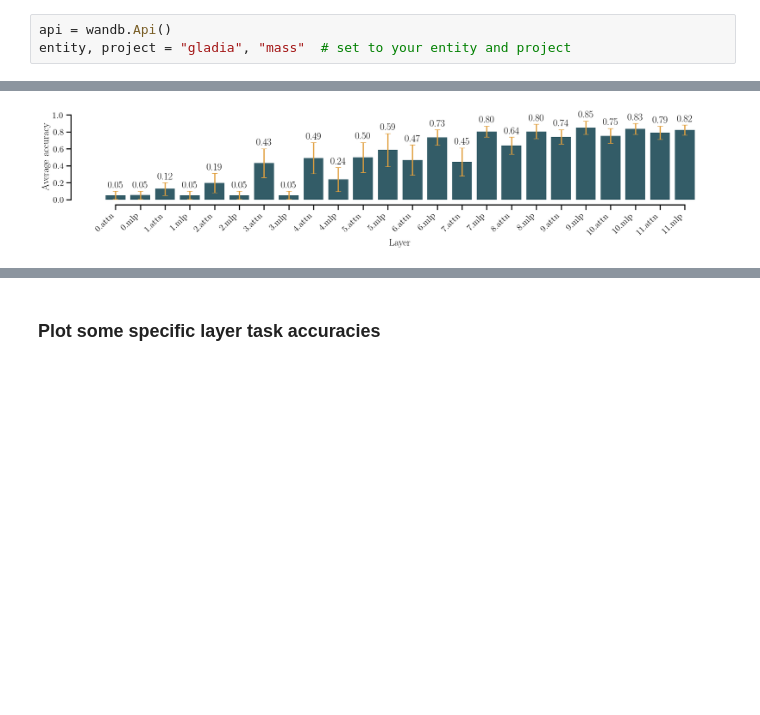
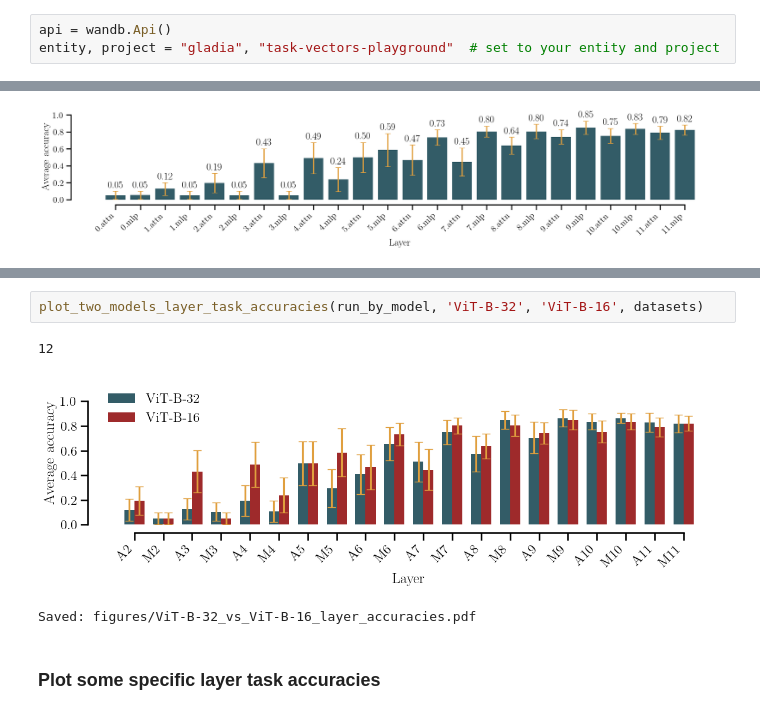
Before and after one commit to crisostomi/mass, a Jupyter notebook: notebooks/plot_layer_task_acc.ipynb, the cells around one changed output, grey strips where cells are left out. Drawn from its saved outputs; the diff is of its cells as text; blank space fills up the shorter version.

```diff
--- a/notebooks/plot_layer_task_acc.ipynb
+++ b/notebooks/plot_layer_task_acc.ipynb
@@ -47,7 +47,7 @@ palette
 ## Get runs
 # %%
 api = wandb.Api()
-entity, project = "gladia", "mass"  # set to your entity and project
+entity, project = "gladia", "task-vectors-playground"  # set to your entity and project
 # %%
 def get_runs(entity, project, positive_tags, negative_tags):
     filters_pos_tags = {"$and": [{"tags": {"$eq": pos_tag}} for pos_tag in positive_tags]}
@@ -212,3 +333,9 @@ plot_model_layer_task_accuracies(run_by_model, 'ViT-B-16')
+# %%
+plot_two_models_layer_task_accuracies(run_by_model, 'ViT-B-32', 'ViT-B-16', datasets)
+# %% [output]
+12
+[figure, added]
+Saved: figures/ViT-B-32_vs_ViT-B-16_layer_accuracies.pdf
 # %% [markdown]
 ### Plot some specific layer task accuracies
 # %%
```
Also changed, not shown: parts of 7 cells of this notebook, 10 other files.
